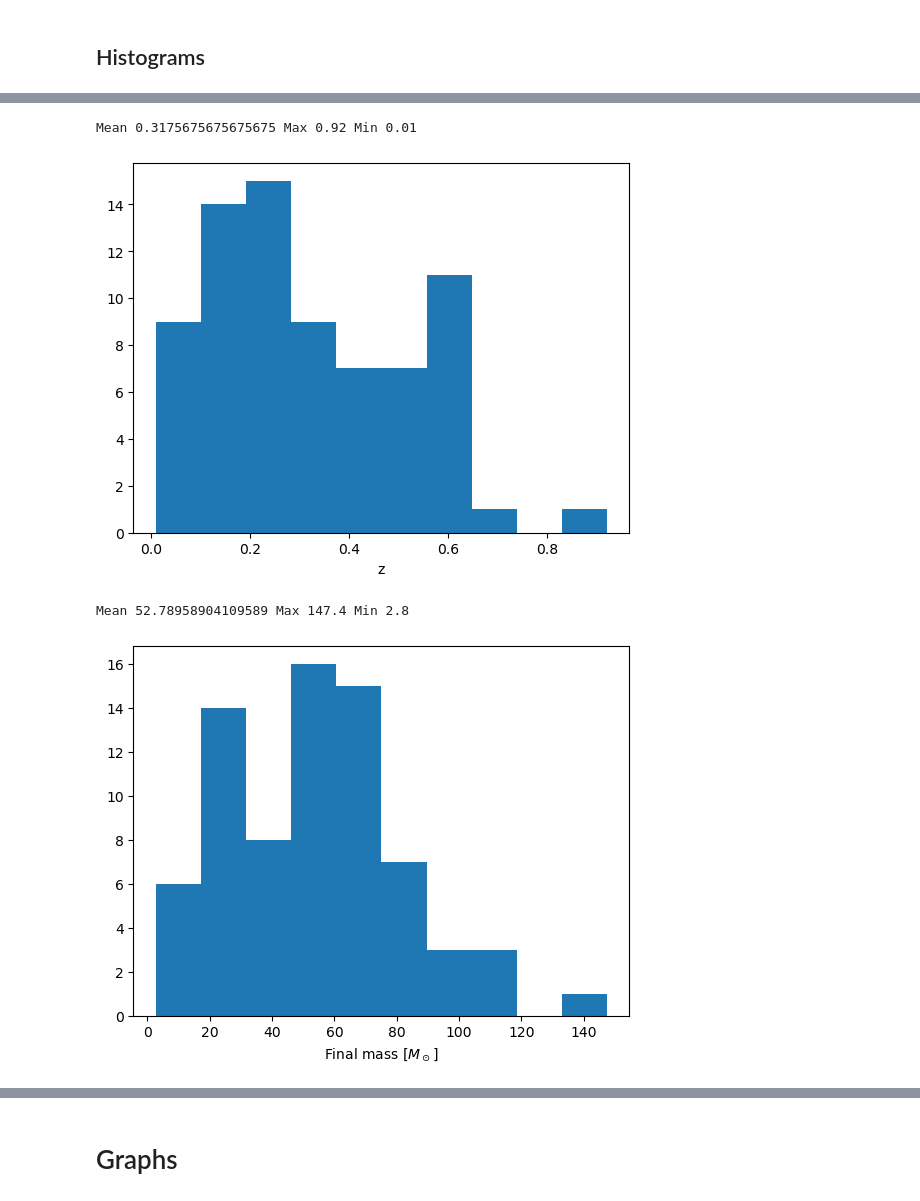
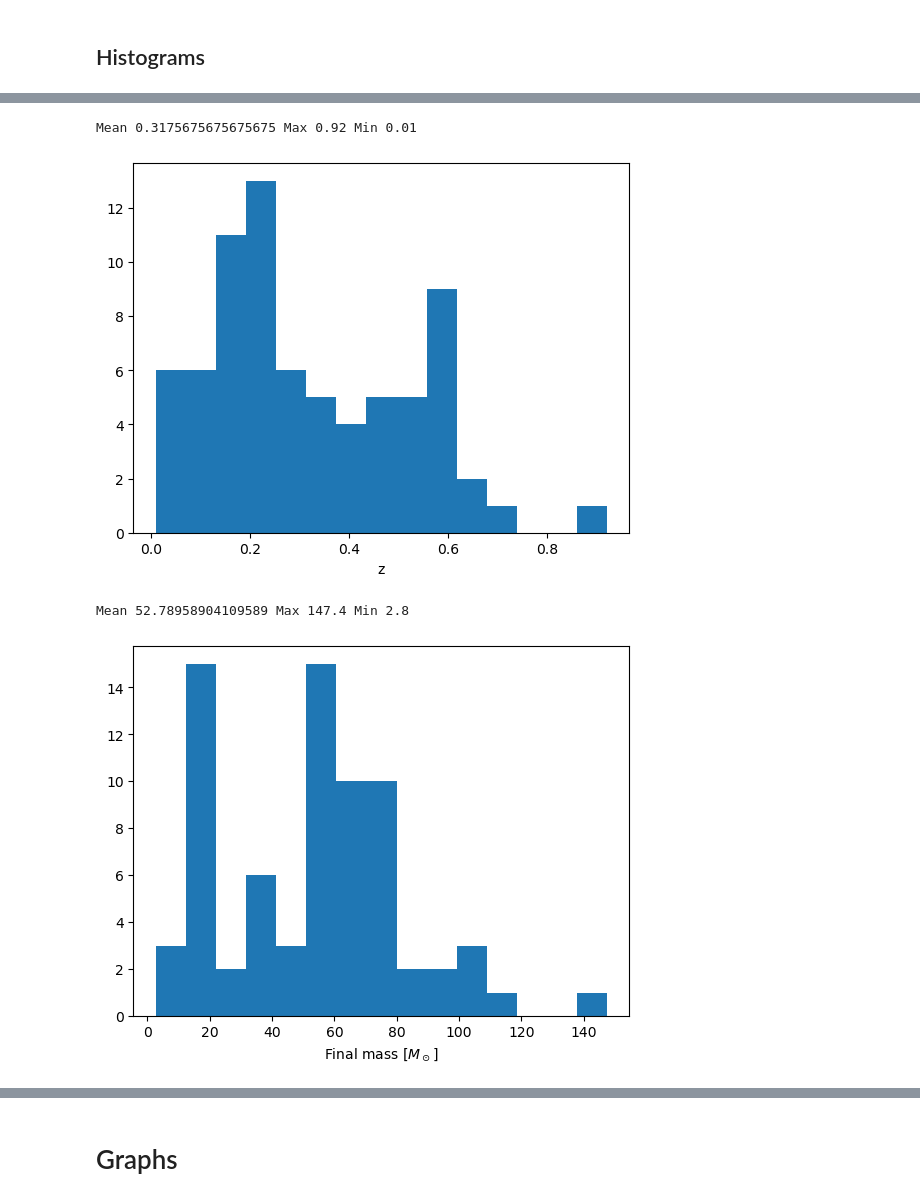
Before and after one commit to Sareva00/LIGO-project, a Jupyter notebook: properties.ipynb, the cells around one changed output, grey strips where cells are left out. Saved outputs shown, nothing was run; the diff lists cells and outputs as text; code cells hidden in the pictures.

```diff
--- a/properties.ipynb
+++ b/properties.ipynb
@@ -31,6 +31,6 @@ NSBH = ["GW191219_163120","GW200115_042309","GW200210_092254","GW190917_114630"]
 # %%
 prop = prop[prop['far']<1]
 # %%
-prop.drop(columns=["id", "version", "catalog.shortName", "GPS", "reference", "jsonurl", "far", "p_astro"], inplace=True)
+prop.drop(columns=["id", "version", "catalog.shortName", "reference", "jsonurl", "far", "p_astro"], inplace=True)
 prop
 # %% [output]
@@ -174,5 +178,5 @@ Mean 22.706162162162162 Max 63.3 Min 1.186
 # %%
-plt.hist(prop["redshift"])
+plt.hist(prop["redshift"],bins=15)
 plt.xlabel("z")
 
 mean = np.mean(prop["redshift"])
@@ -182,17 +186,17 @@ min = np.min (prop["redshift"])
 print("Mean" , mean, "Max", max, "Min",min)
 # %% [output]
 Mean 0.3175675675675675 Max 0.92 Min 0.01
-[figure, old version]
+[figure, new version]
 # %%
-plt.hist(prop["final_mass"])
+plt.hist(prop["final_mass"],bins=15)
 plt.xlabel("Final mass [$M_\odot$]")
 
 mean = np.mean(prop["final_mass"])
 max = np.max(prop["final_mass"])
 min = np.min (prop["final_mass"])
 
 print("Mean" , mean, "Max", max, "Min",min)
 # %% [output]
 Mean 52.78958904109589 Max 147.4 Min 2.8
-[figure, old version]
+[figure, new version]
 # %%
```
Also changed, not shown: parts of 15 cells of this notebook.
